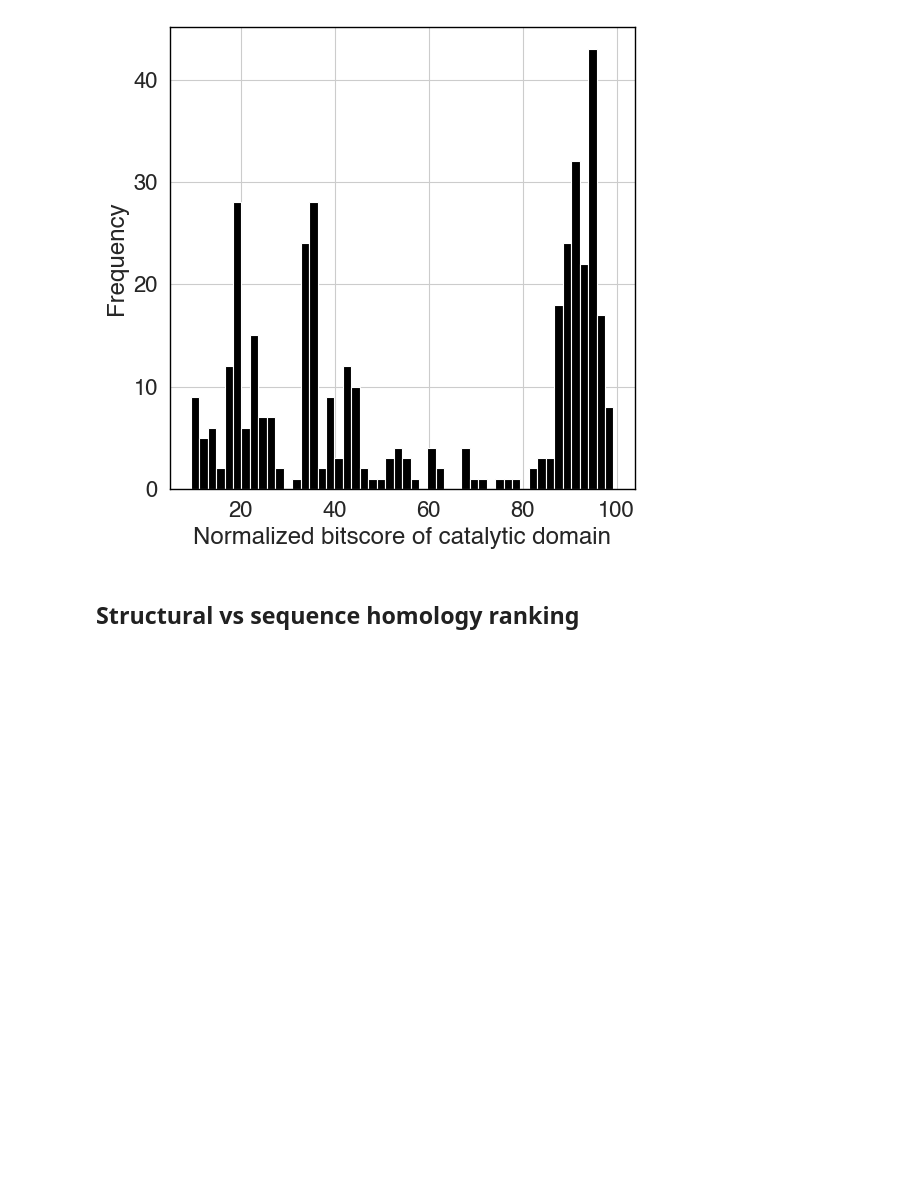
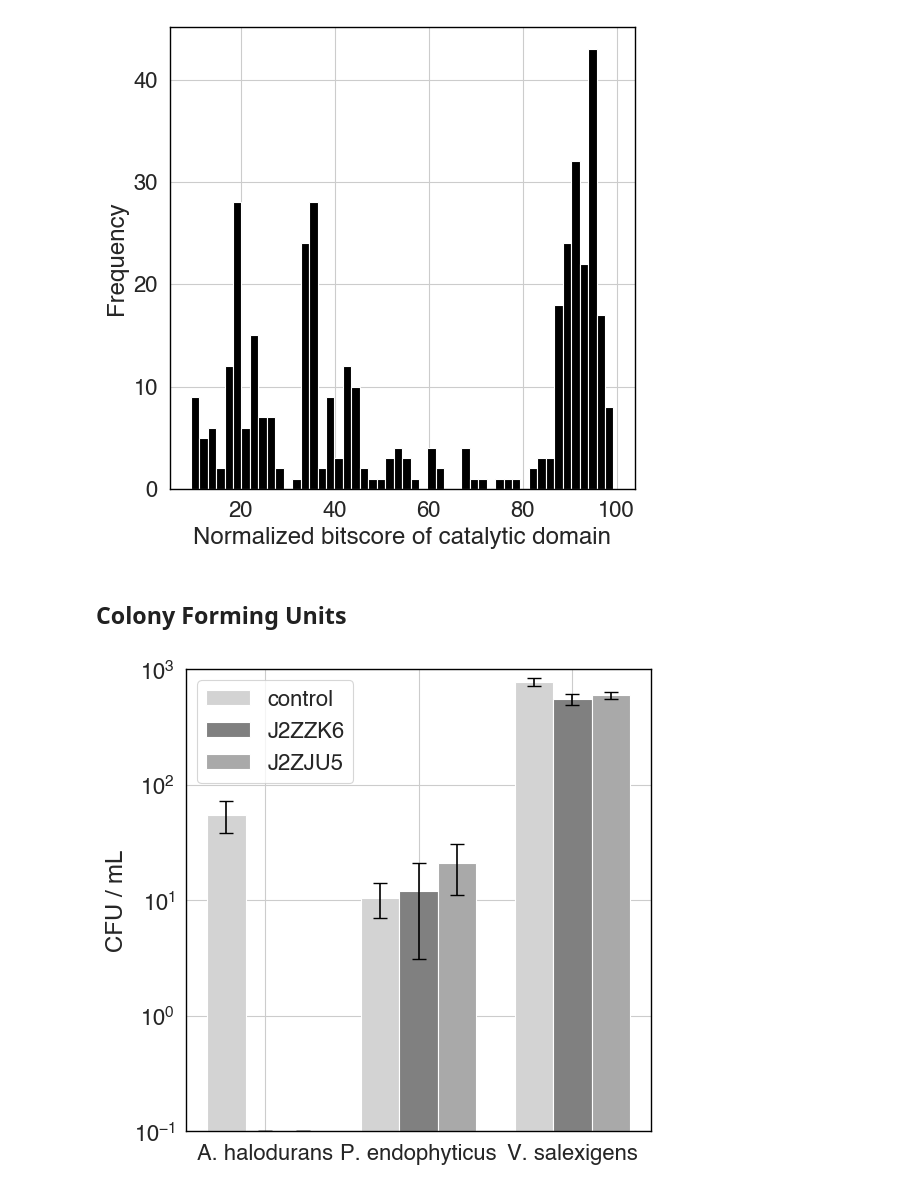
Before and after one commit to srom/archaea-vs-bacteria, a Jupyter notebook: notebook/figure3.ipynb, the cells around one changed output. Drawn from its saved outputs; the diff is of its cells as text; code cells hidden in the pictures; blank space fills up the shorter version.

Commit message:
Figure 3

```diff
--- a/notebook/figure3.ipynb
+++ b/notebook/figure3.ipynb
@@ -122,5 +122,69 @@ for spine in ax.spines.values():
 f.savefig(figures_folder / 'figure3' / 'phage_endolysins_cat_bitscore.pdf', dpi=300, bbox_inches='tight', transparent=True);
 # %% [output]
 [figure]
-# %% [markdown]
-## Structural vs sequence homology ranking
+# %% [markdown]
+## Colony Forming Units
+# %%
+cfu_data = {
+    'A. halodurans': {
+        'control': [38, 72],
+        'J2ZZK6': [0, 0],
+        'J2ZJU5': [0, 0],
+    },
+    'P. endophyticus': {
+        'control': [14, 7],
+        'J2ZZK6': [21, 3],
+        'J2ZJU5': [11, 31],
+    },
+    'V. salexigens': {
+        'control': [842, 719],
+        'J2ZZK6': [488, 617],
+        'J2ZJU5': [643, 553],
+    },
+}
+# %%
+groups = list(cfu_data.keys())
+conditions = list(cfu_data[groups[0]].keys())
+means = []
+errors = []
+
+colors = ['lightgrey', 'grey', 'darkgrey']
+
+for group in groups:
+    group_means = []
+    group_errors = []
+    for condition in conditions:
+        values = cfu_data[group][condition]
+        mean = np.mean(values)
+        std = np.std(values)
+        group_means.append(mean)
+        group_errors.append(std)
+    means.append(group_means)
+    errors.append(group_errors)
+
+means = np.array(means)
+errors = np.array(errors)
+
+# Plotting
+x = np.arange(len(groups))  # the label locations
+width = 0.25  # the width of the bars
+
+f, ax = plt.subplots(1, 1, figsize=(6, 6))
+
+# Plot each condition
+for i, condition in enumerate(conditions):
+    ax.bar(x + i*width, means[:, i], width, label=condition, yerr=errors[:, i], capsize=5, color=colors[i], bottom=1e-1)
+
+for spine in ax.spines.values():
+    spine.set_edgecolor('black')
+
+ax.set_ylabel('CFU / mL')
+ax.set_xticks(x + width)
+ax.set_xticklabels(groups)
+ax.set_yscale('log')
+ax.set_ylim(None, 1e3)
+ax.legend();
+
+f.savefig(figures_folder / 'figure3' / 'CFU.pdf', dpi=300, bbox_inches='tight', transparent=True);
+# %% [output]
+[figure, added]
```
Also changed, not shown: 2 other files.
